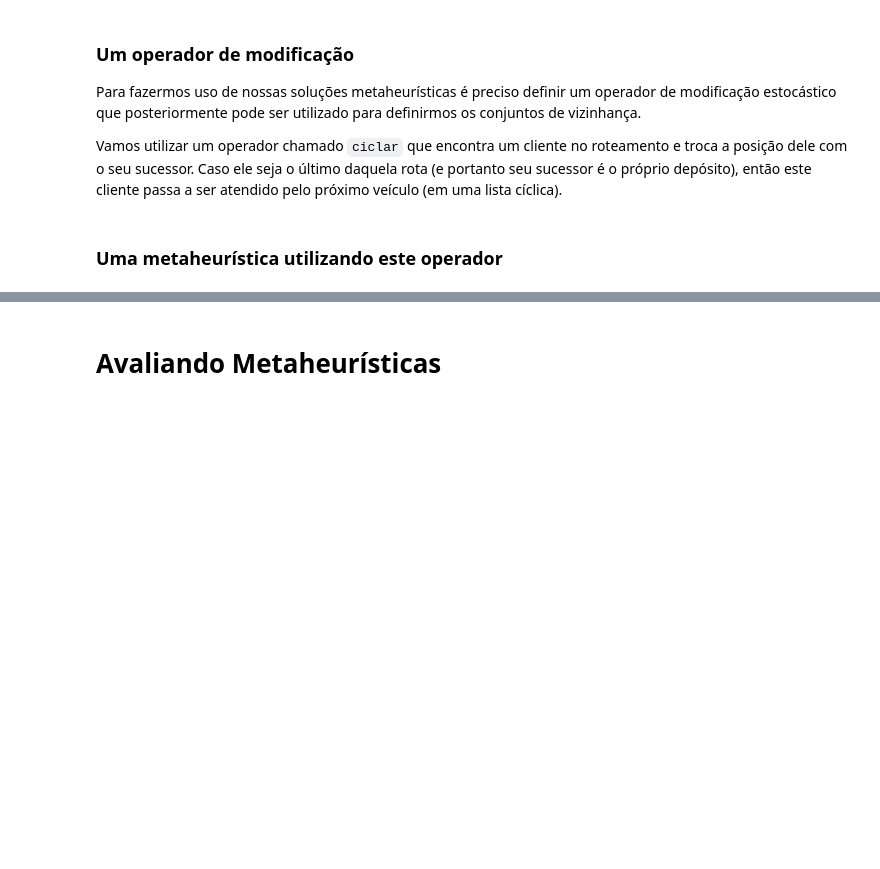
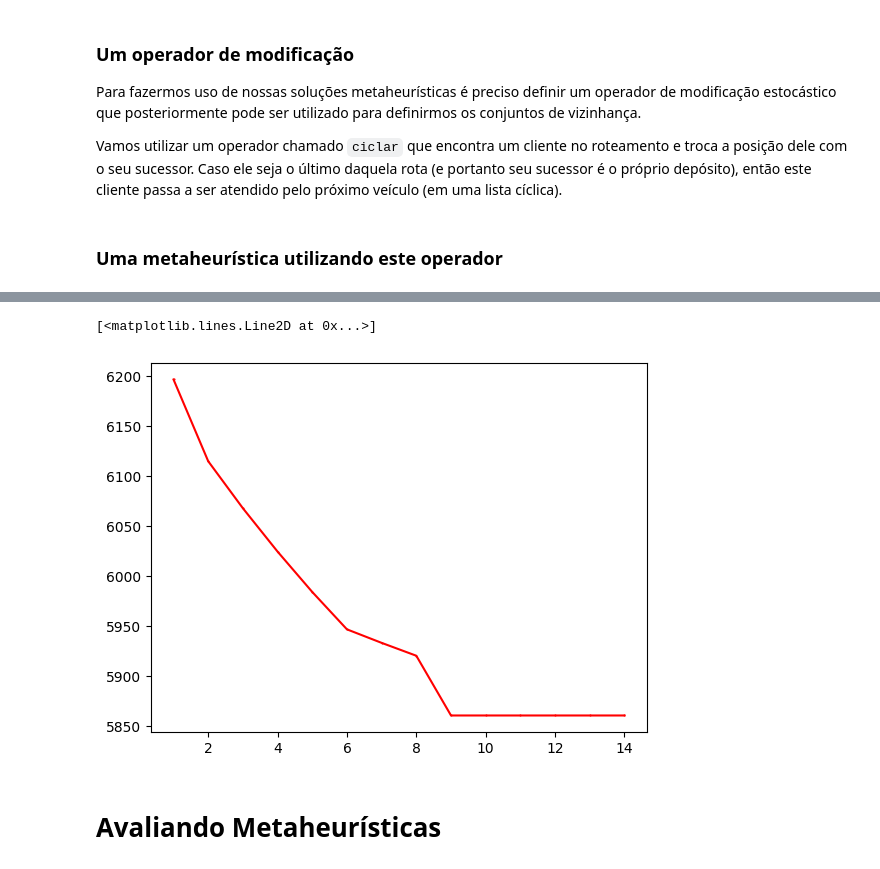
Before and after one commit to cdiegor/Metaheuristicas, a Jupyter notebook: PRV.ipynb, the cells around one changed output, grey strips where cells are left out. Saved outputs shown, nothing was run; the diff lists cells and outputs as text; code cells hidden in the pictures; blank space fills up the shorter version.

```diff
--- a/PRV.ipynb
+++ b/PRV.ipynb
@@ -283,2 +459,13 @@ plt.plot(x,z,  'b.-', markersize=1)
+# %%
+x = []
+y = []
+for h in hist:
+  x.append(h[0])
+  y.append(h[1])
+
+plt.plot(x,y,  'r.-', markersize=1)
+# %% [output]
+[<matplotlib.lines.Line2D at 0x...>]
+[figure, added]
 # %% [markdown]
 # Avaliando Metaheurísticas
```
Also changed, not shown: parts of 44 cells of this notebook.
